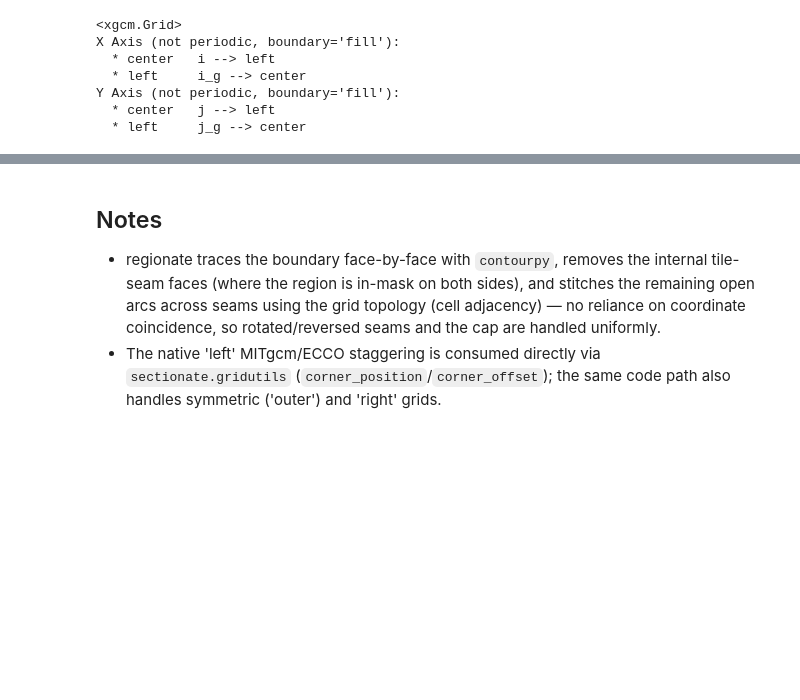
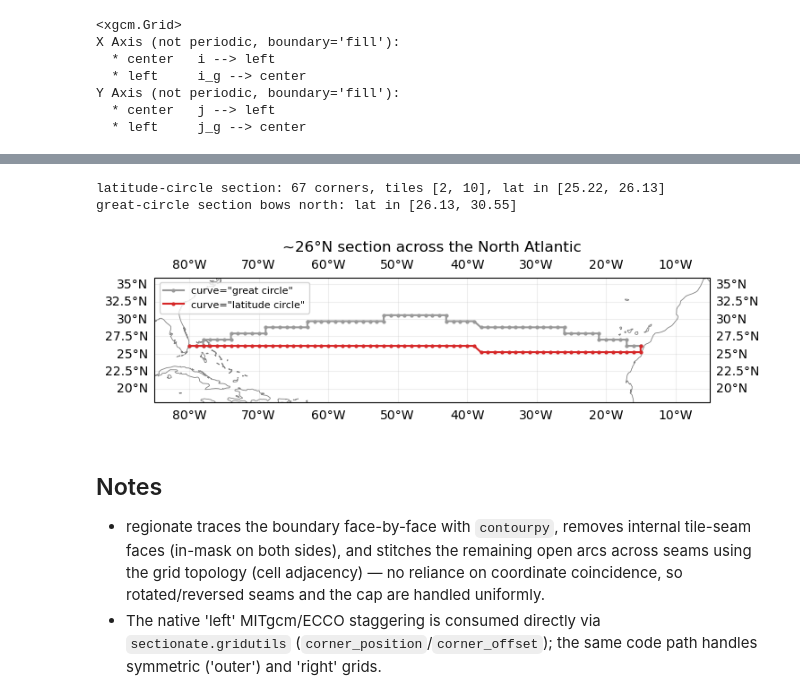
Before and after one commit to hdrake/regionate, a Jupyter notebook: examples/5_ECCO_LLC90_multiface_regions.ipynb, the cells around one changed output, grey strips where cells are left out. Cells and saved outputs as stored; diff of their text form; code cells hidden in the pictures; blank space fills up the shorter version.

```diff
--- a/examples/5_ECCO_LLC90_multiface_regions.ipynb
+++ b/examples/5_ECCO_LLC90_multiface_regions.ipynb
@@ -106,6 +87,0 @@ seams and the Arctic cap.
-# %%
-uv = sec.uvindices_from_qindices(grid, basin.i_c, basin.j_c, f_c=basin.f_c)
-nU = int((uv["var"] == "U").sum()); nV = int((uv["var"] == "V").sum())
-print(f"basin boundary -> {len(uv['var'])} velocity faces ({nU} U-faces, {nV} V-faces)")
-print(f"faces lie on tiles: {sorted(set(uv['face'].tolist()))}")
-# A budget over the region would sum the model's transports through exactly these faces.
@@ -115,10 +147,31 @@ faces lie on tiles: [0, 1, 2, 10, 11, 12]
+# %%
+i_c, j_c, f_c, slon, slat = sec.grid_section(grid, [-80., -15.], [26., 26.],
+                                             curve="latitude circle")
+gc = sec.grid_section(grid, [-80., -15.], [26., 26.], curve="great circle")
+print(f"latitude-circle section: {len(i_c)} corners, tiles {sorted(set(f_c.tolist()))}, "
+      f"lat in [{slat.min():.2f}, {slat.max():.2f}]")
+print(f"great-circle section bows north: lat in [{gc[4].min():.2f}, {gc[4].max():.2f}]")
+
+fig = plt.figure(figsize=(8, 4))
+ax = plt.axes(projection=ccrs.PlateCarree())
+ax.set_extent([-85, -5, 18, 36], crs=ccrs.PlateCarree())
+ax.coastlines(color="0.5", linewidth=0.6); ax.gridlines(draw_labels=True, alpha=0.2)
+ax.plot(gc[3], gc[4], "-o", ms=2, color="0.6", label='curve="great circle"')
+ax.plot(slon, slat, "-o", ms=2, color="C3", label='curve="latitude circle"')
+ax.legend(loc="upper left", fontsize=8)
+ax.set_title("~26°N section across the North Atlantic")
+plt.show()
+# %% [output]
+latitude-circle section: 67 corners, tiles [2, 10], lat in [25.22, 26.13]
+great-circle section bows north: lat in [26.13, 30.55]
+[figure, added]
 # %% [markdown]
 ## Notes
 
-- regionate traces the boundary face-by-face with `contourpy`, removes the internal
-  tile-seam faces (where the region is in-mask on both sides), and stitches the remaining
-  open arcs across seams using the grid topology (cell adjacency) — no reliance on
-  coordinate coincidence, so rotated/reversed seams and the cap are handled uniformly.
-- The native 'left' MITgcm/ECCO staggering is consumed directly via
-  `sectionate.gridutils` (`corner_position`/`corner_offset`); the same code path also
-  handles symmetric ('outer') and 'right' grids.
+- regionate traces the boundary face-by-face with `contourpy`, removes internal tile-seam
+  faces (in-mask on both sides), and stitches the remaining open arcs across seams using the
+  grid topology (cell adjacency) — no reliance on coordinate coincidence, so rotated/reversed
+  seams and the cap are handled uniformly.
+- The native 'left' MITgcm/ECCO staggering is consumed directly via `sectionate.gridutils`
+  (`corner_position`/`corner_offset`); the same code path handles symmetric ('outer') and
+  'right' grids.
```
Also changed, not shown: parts of 14 cells of this notebook, 2 other files.
